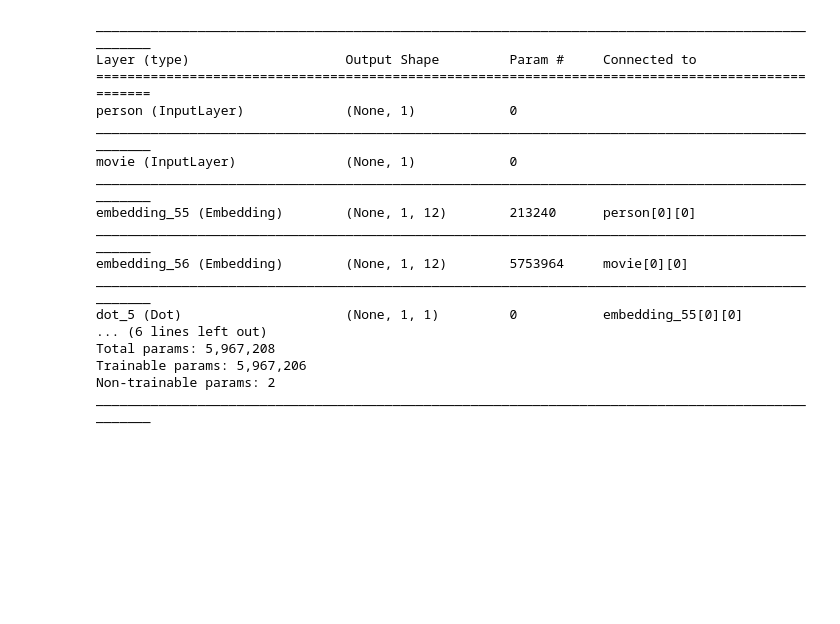
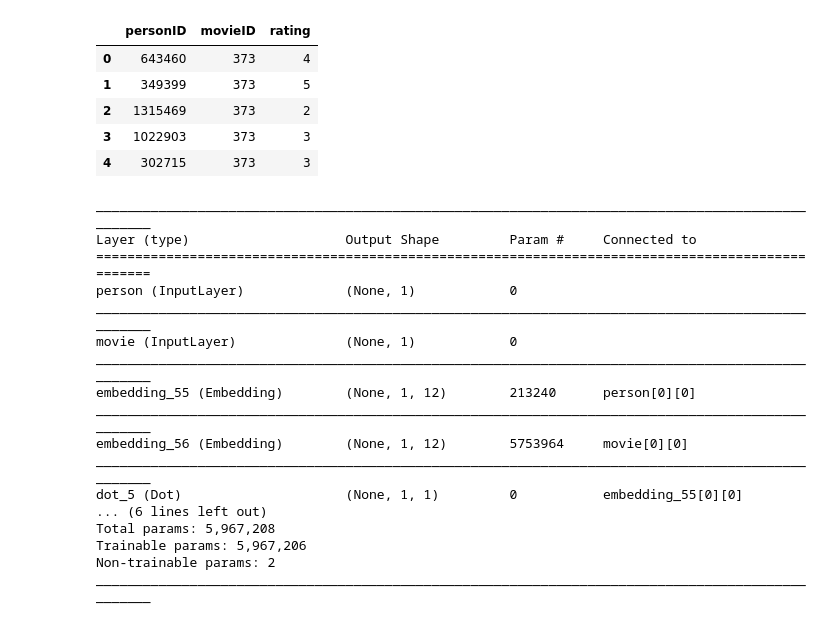
Before and after one commit to jfried23/DeepLearningTeamMeeting, a Jupyter notebook: Netflix Embedding.ipynb, the cells around one changed output. Drawn from its saved outputs; the diff is of its cells as text; code cells hidden in the pictures; blank space fills up the shorter version.

```diff
--- a/Netflix Embedding.ipynb
+++ b/Netflix Embedding.ipynb
@@ -39 +37,10 @@ df = pd.concat(parse)
+# %%
+df.head()
+# %% [output]
+|  | personID | movieID | rating |
+| 0 | 643460 | 373 | 4 |
+| 1 | 349399 | 373 | 5 |
+| 2 | 1315469 | 373 | 2 |
+| 3 | 1022903 | 373 | 3 |
+| 4 | 302715 | 373 | 3 |
 # %%
```
Also changed, not shown: parts of 2 cells of this notebook, 3 other files.
